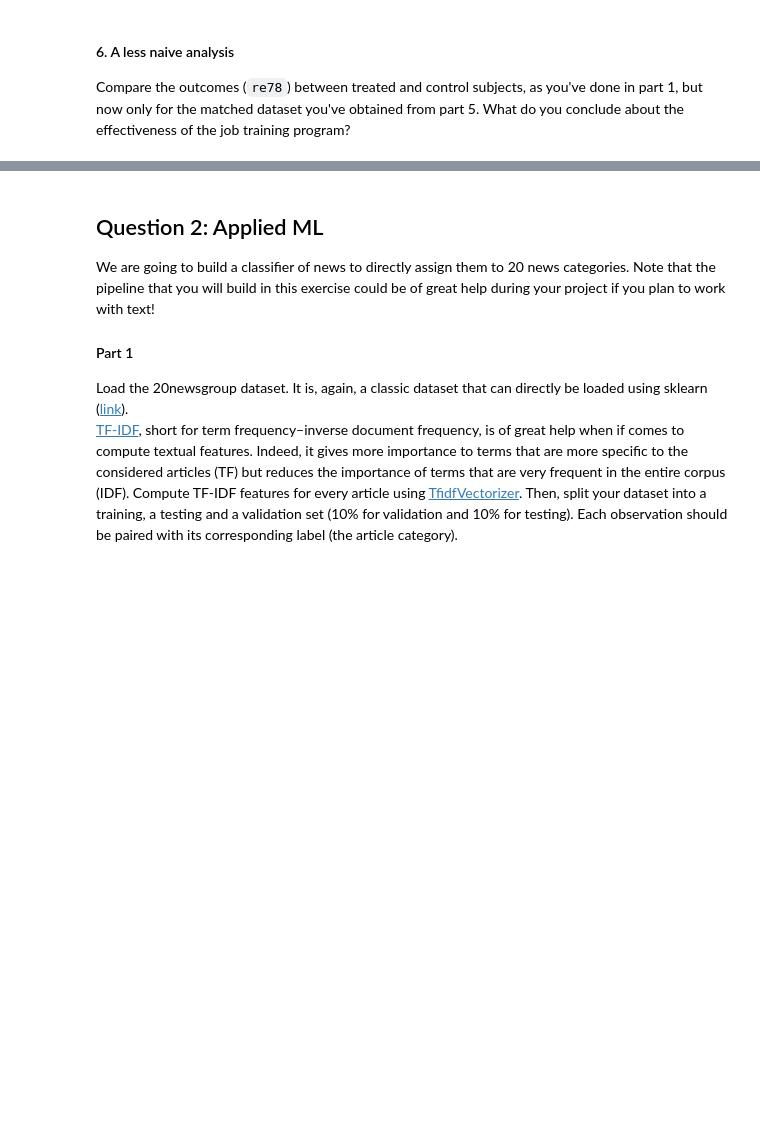
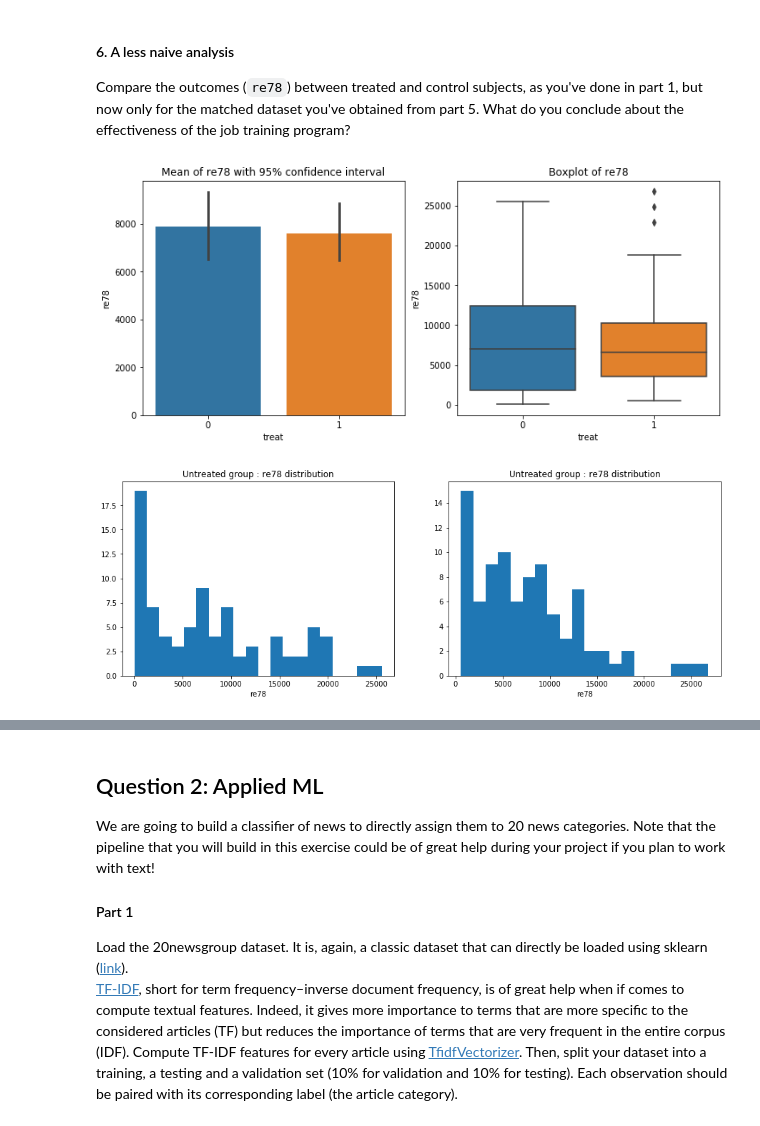
Before and after one commit to mj2905/ProjectMYP, a Jupyter notebook: HW4/Homework 4 Yves.ipynb, the cells around one changed output, grey strips where cells are left out. Drawn from its saved outputs; the diff is of its cells as text; code cells hidden in the pictures; blank space fills up the shorter version.

```diff
--- a/HW4/Homework 4 Yves.ipynb
+++ b/HW4/Homework 4 Yves.ipynb
@@ -474,3 +496,8 @@ plot_data(reduced_data, 're78', False)
 
 Compare the outcomes (`re78`) between treated and control subjects, as you've done in part 1, but now only for the matched dataset you've obtained from part 5.
 What do you conclude about the effectiveness of the job training program?
+# %%
+plot_salaries(reduced_data_forced, years=['78'])
+# %% [output]
+[figure, added]
+[figure, added]
```
Also changed, not shown: parts of 32 cells of this notebook.
